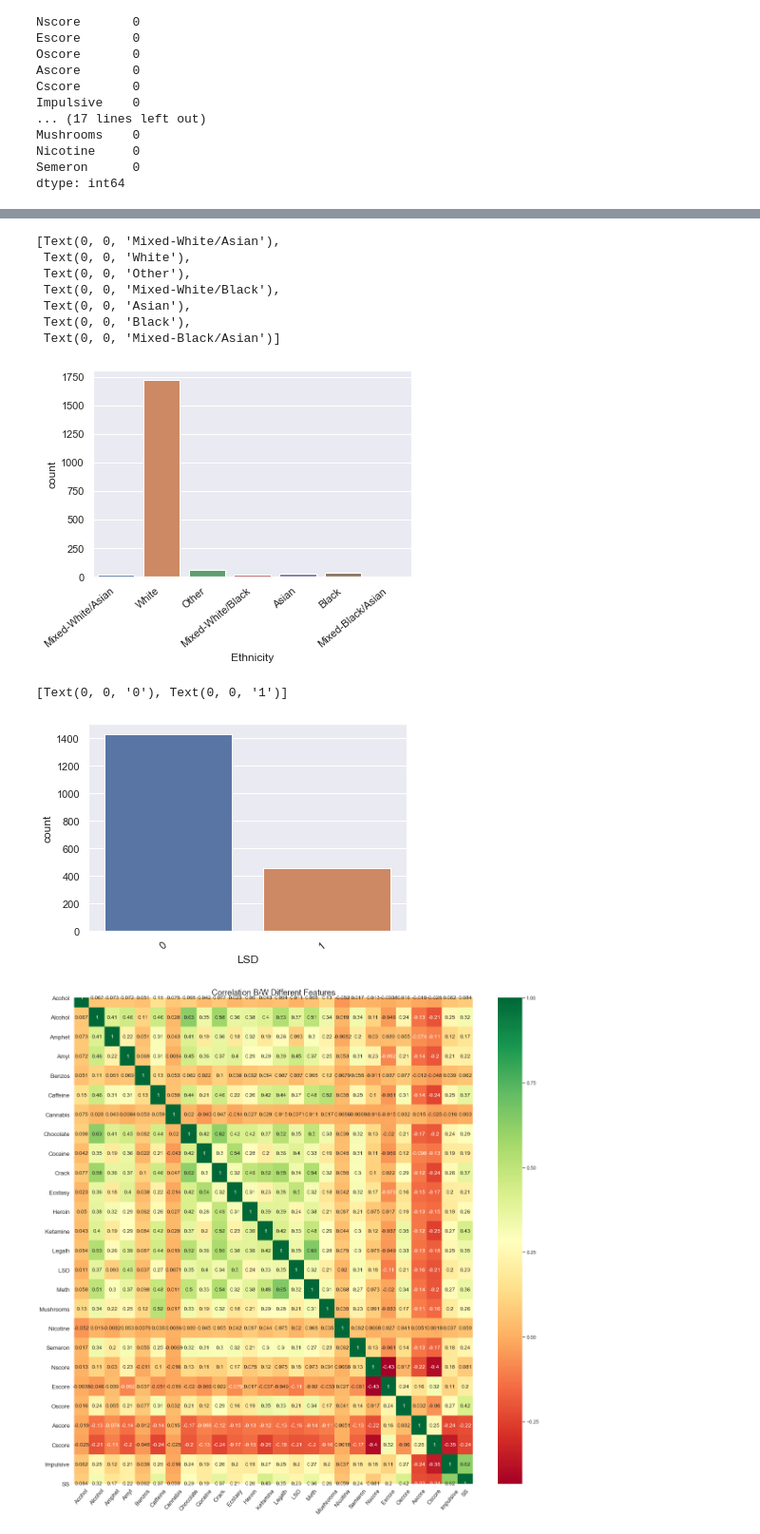
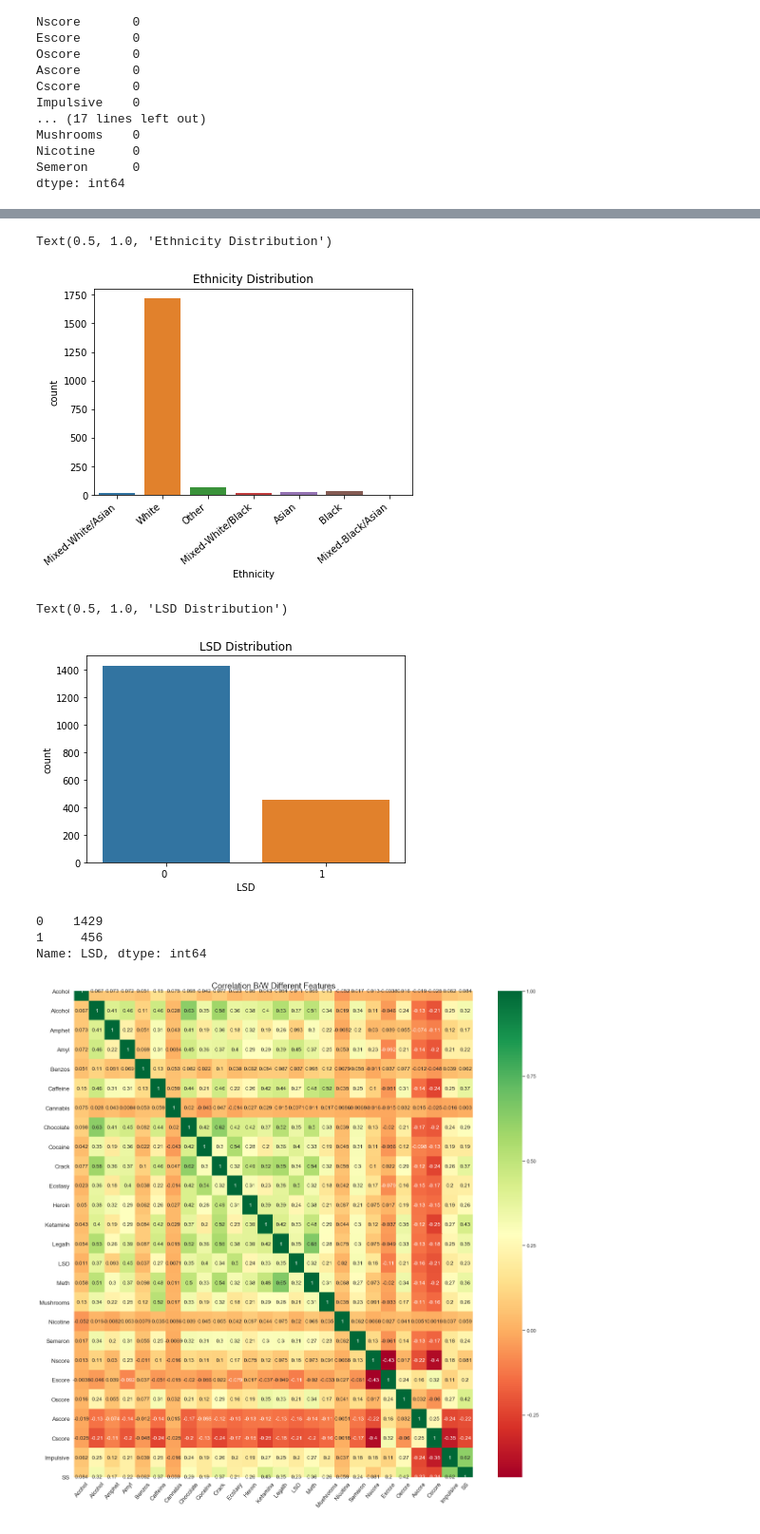
Before and after one commit to Pat-Hamilton/Thinkful, a Jupyter notebook: Supervised Learning Capstone.ipynb, the cells around one changed output, grey strips where cells are left out. Shown at 95% size. Drawn from its saved outputs; the diff is of its cells as text; code cells hidden in the pictures.

```diff
--- a/Supervised Learning Capstone.ipynb
+++ b/Supervised Learning Capstone.ipynb
@@ -204,23 +219,25 @@ ed_cnt.set_xticklabels(ed_cnt.get_xticklabels(), rotation=40, ha="right")
 # %%
 eth_cnt = sns.countplot(x = drug_df['Ethnicity'])
 eth_cnt.set_xticklabels(eth_cnt.get_xticklabels(), rotation=40, ha="right")
+eth_cnt.set_title('Ethnicity Distribution')
 # %% [output]
-[Text(0, 0, 'Mixed-White/Asian'),
- Text(0, 0, 'White'),
- Text(0, 0, 'Other'),
- Text(0, 0, 'Mixed-White/Black'),
- Text(0, 0, 'Asian'),
- Text(0, 0, 'Black'),
- Text(0, 0, 'Mixed-Black/Asian')]
+Text(0.5, 1.0, 'Ethnicity Distribution')
-[figure, old version]
+[figure, new version]
 # %%
 # msh_cnt = sns.countplot(x = drug_df['Alcohol'], order = freq_index)
 msh_cnt = sns.countplot(x = drug_df['LSD'])
 # msh_cnt = sns.countplot(x = drug_df['Mushrooms'])
-msh_cnt.set_xticklabels(msh_cnt.get_xticklabels(), rotation=40, ha="right")
+msh_cnt.set_xticklabels(msh_cnt.get_xticklabels(), ha="right")
+msh_cnt.set_title('LSD Distribution')
 # %% [output]
-[Text(0, 0, '0'), Text(0, 0, '1')]
+Text(0.5, 1.0, 'LSD Distribution')
-[figure, old version]
+[figure, new version]
+# %%
+drug_df['LSD'].value_counts()
+# %% [output]
+0    1429
+1     456
+Name: LSD, dtype: int64
 # %%
 corrmat = drug_df[c_col].corr()
 
```
Also changed, not shown: parts of 37 cells of this notebook.
